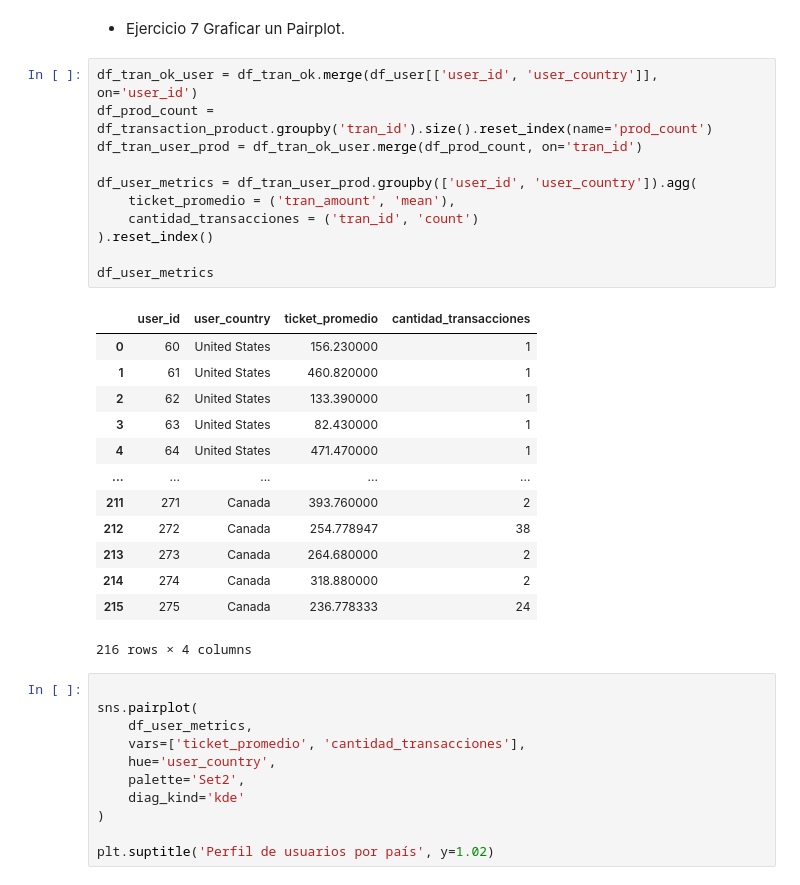
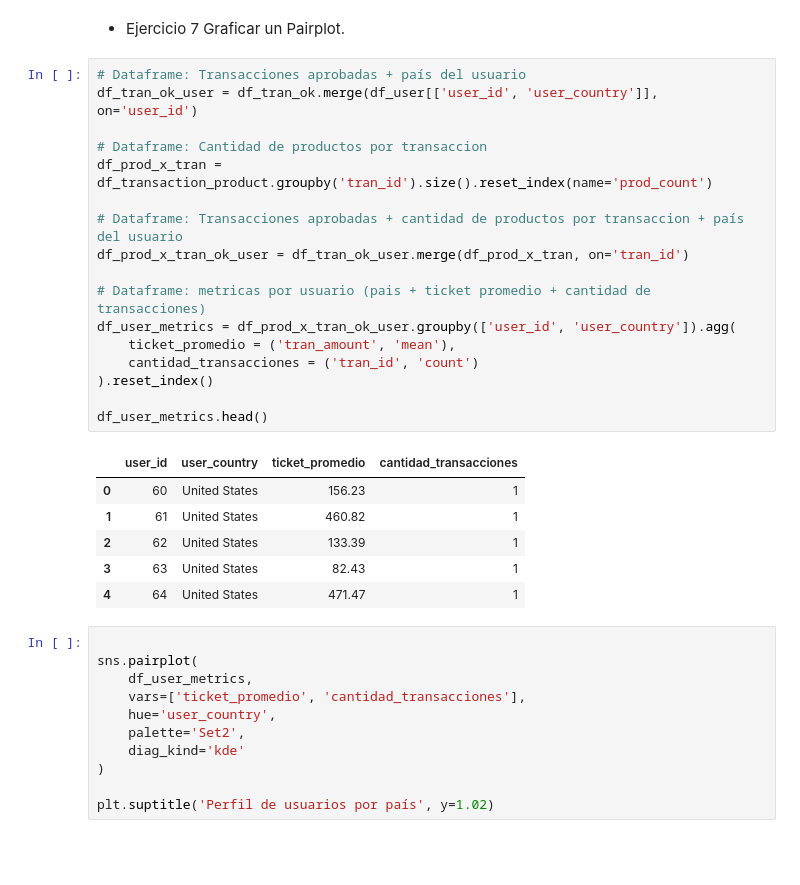
Before and after one commit to ingridtp/itacademy, a Jupyter notebook: Sprint 8/Sprint8.ipynb, the cells around one changed output. Saved outputs shown, nothing was run; the diff lists cells and outputs as text; blank space fills up the shorter version.

```diff
--- a/Sprint 8/Sprint8.ipynb
+++ b/Sprint 8/Sprint8.ipynb
@@ -744,30 +742,29 @@ aplicar_estilo(
 - Ejercicio 7
 Graficar un Pairplot.
 # %%
+# Dataframe: Transacciones aprobadas + país del usuario
 df_tran_ok_user = df_tran_ok.merge(df_user[['user_id', 'user_country']], on='user_id')
-df_prod_count = df_transaction_product.groupby('tran_id').size().reset_index(name='prod_count')
-df_tran_user_prod = df_tran_ok_user.merge(df_prod_count, on='tran_id')
 
-df_user_metrics = df_tran_user_prod.groupby(['user_id', 'user_country']).agg(
+# Dataframe: Cantidad de productos por transaccion
+df_prod_x_tran = df_transaction_product.groupby('tran_id').size().reset_index(name='prod_count')
+
+# Dataframe: Transacciones aprobadas + cantidad de productos por transaccion + país del usuario
+df_prod_x_tran_ok_user = df_tran_ok_user.merge(df_prod_x_tran, on='tran_id')
+
+# Dataframe: metricas por usuario (pais + ticket promedio + cantidad de transacciones)
+df_user_metrics = df_prod_x_tran_ok_user.groupby(['user_id', 'user_country']).agg(
     ticket_promedio = ('tran_amount', 'mean'),
     cantidad_transacciones = ('tran_id', 'count')
 ).reset_index()
 
-df_user_metrics
+df_user_metrics.head()
 # %% [output]
 |  | user_id | user_country | ticket_promedio | cantidad_transacciones |
-| 0 | 60 | United States | 156.230000 | 1 |
-| 1 | 61 | United States | 460.820000 | 1 |
-| 2 | 62 | United States | 133.390000 | 1 |
-| 3 | 63 | United States | 82.430000 | 1 |
-| 4 | 64 | United States | 471.470000 | 1 |
-| ... | ... | ... | ... | ... |
-| 211 | 271 | Canada | 393.760000 | 2 |
-| 212 | 272 | Canada | 254.778947 | 38 |
-| 213 | 273 | Canada | 264.680000 | 2 |
-| 214 | 274 | Canada | 318.880000 | 2 |
-| 215 | 275 | Canada | 236.778333 | 24 |
+| 0 | 60 | United States | 156.23 | 1 |
+| 1 | 61 | United States | 460.82 | 1 |
+| 2 | 62 | United States | 133.39 | 1 |
+| 3 | 63 | United States | 82.43 | 1 |
+| 4 | 64 | United States | 471.47 | 1 |
-216 rows × 4 columns
 # %%
 
 sns.pairplot(
```
Also changed, not shown: parts of 10 cells of this notebook.
